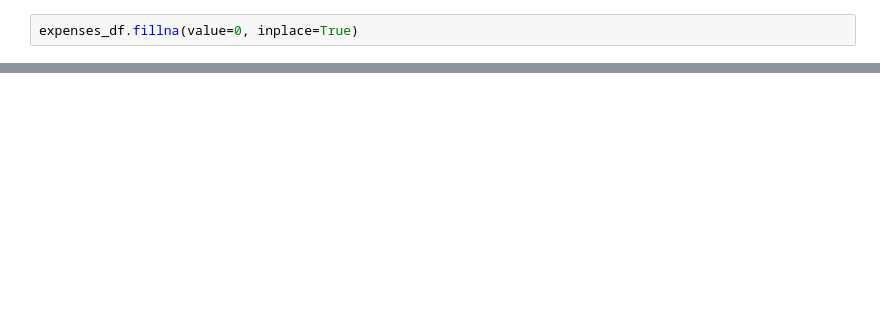
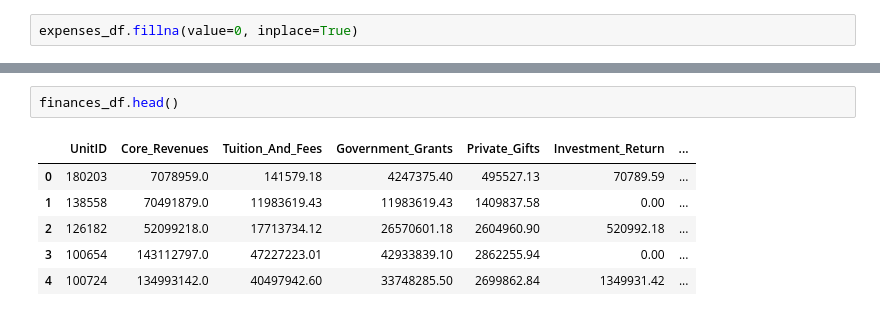
Before and after one commit to robcamp-code/DataSciencePortfolio, a Jupyter notebook: UniversityGraduationRates/BaseLine Modeling.ipynb, the cells around one changed output, grey strips where cells are left out. Drawn from its saved outputs; the diff is of its cells as text; blank space fills up the shorter version.

```diff
--- a/UniversityGraduationRates/BaseLine Modeling.ipynb
+++ b/UniversityGraduationRates/BaseLine Modeling.ipynb
@@ -270,0 +280,9 @@ expenses_df.head()
+# %%
+finances_df.head()
+# %% [output]
+|  | UnitID | Core_Revenues | Tuition_And_Fees | Government_Grants | Private_Gifts | Investment_Return | ... |
+| 0 | 180203 | 7078959.0 | 141579.18 | 4247375.40 | 495527.13 | 70789.59 | ... |
+| 1 | 138558 | 70491879.0 | 11983619.43 | 11983619.43 | 1409837.58 | 0.00 | ... |
+| 2 | 126182 | 52099218.0 | 17713734.12 | 26570601.18 | 2604960.90 | 520992.18 | ... |
+| 3 | 100654 | 143112797.0 | 47227223.01 | 42933839.10 | 2862255.94 | 0.00 | ... |
+| 4 | 100724 | 134993142.0 | 40497942.60 | 33748285.50 | 2699862.84 | 1349931.42 | ... |
```
Also changed, not shown: parts of 47 cells of this notebook, 1 other file.
